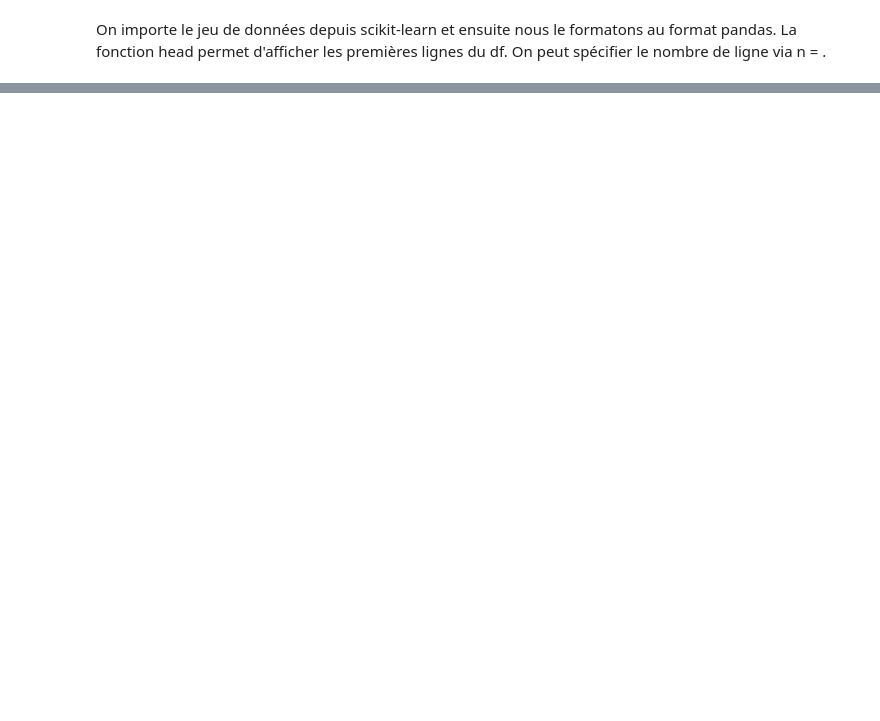
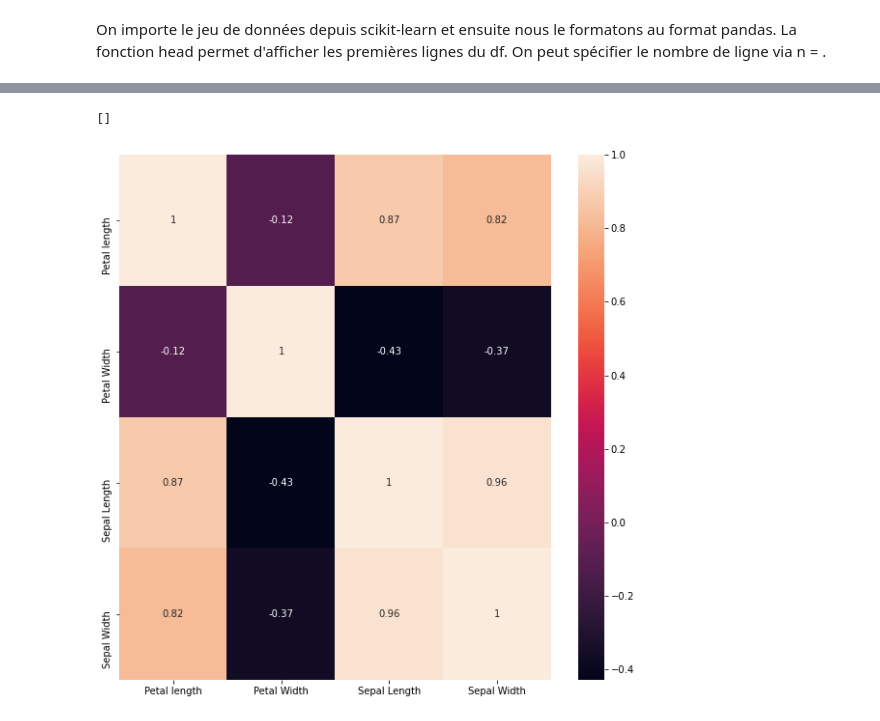
Before and after one commit to ValHrt/BasicsPython, a Jupyter notebook: Test.ipynb, the cells around one changed output, grey strips where cells are left out. Drawn from its saved outputs; the diff is of its cells as text; code cells hidden in the pictures; blank space fills up the shorter version.

```diff
--- a/Test.ipynb
+++ b/Test.ipynb
@@ -202,0 +217,8 @@ La fonction head permet d'afficher les premières lignes du df. On peut spécifi
+# %%
+from matplotlib import pyplot
+pyplot.figure(figsize=(10,10))
+sns.heatmap(data.corr(),annot=True)
+pyplot.plot()
+# %% [output]
+[]
+[figure, added]
```
Also changed, not shown: parts of 8 cells of this notebook.
